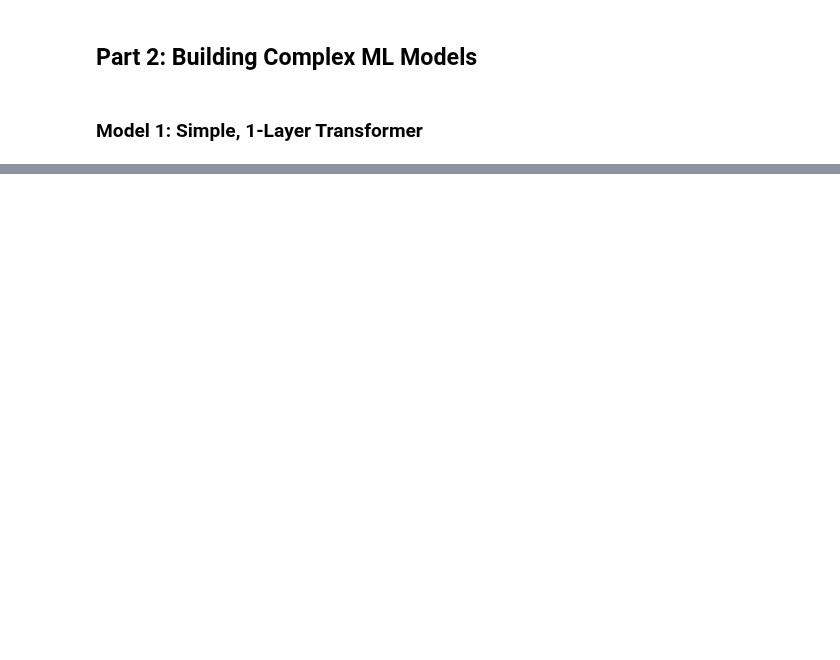
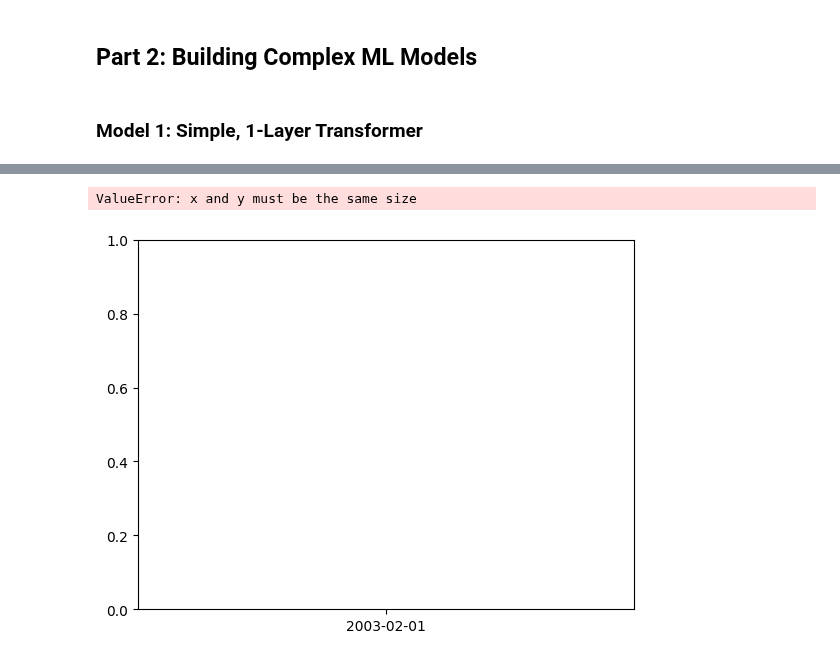
Before and after one commit to Benja-Pauls/Predicting-Commodity-Food-Pricing, a Jupyter notebook: model_experiments.ipynb, the cells around one changed output, grey strips where cells are left out. Saved outputs shown, nothing was run; the diff lists cells and outputs as text; code cells hidden in the pictures; blank space fills up the shorter version.

```diff
--- a/model_experiments.ipynb
+++ b/model_experiments.ipynb
@@ -162,0 +262,13 @@ model.summary()
+# %%
+# Plot the prediction result
+dates = model_data['Date'].tolist()
+plt.scatter(dates, y_pred, color='red', label='Predicted Values')
+plt.scatter(dates, y_test, color='blue', label='Actual Values')
+plt.xlabel('Months Since September 2010')
+plt.ylabel('Cost Index of Crop Products in Nigerian Naira')
+plt.title('Actual vs Predicted Values with Transformer')
+plt.legend()
+plt.show()
+# %% [output]
+ValueError: x and y must be the same size
+[figure, added]
```
Also changed, not shown: parts of 18 cells of this notebook, 1 other file.
